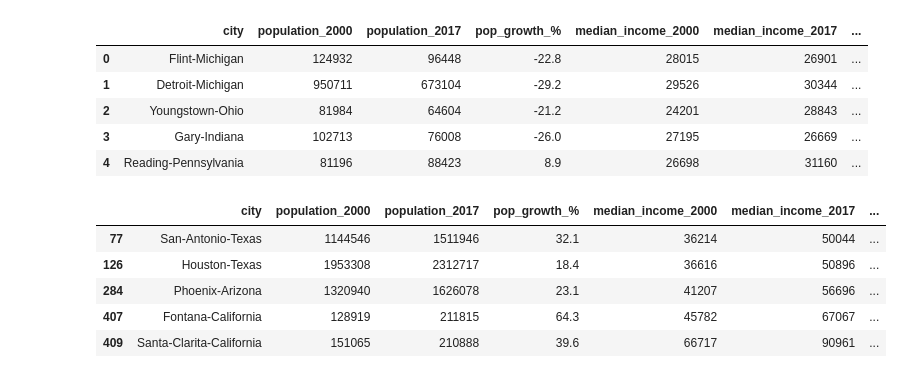
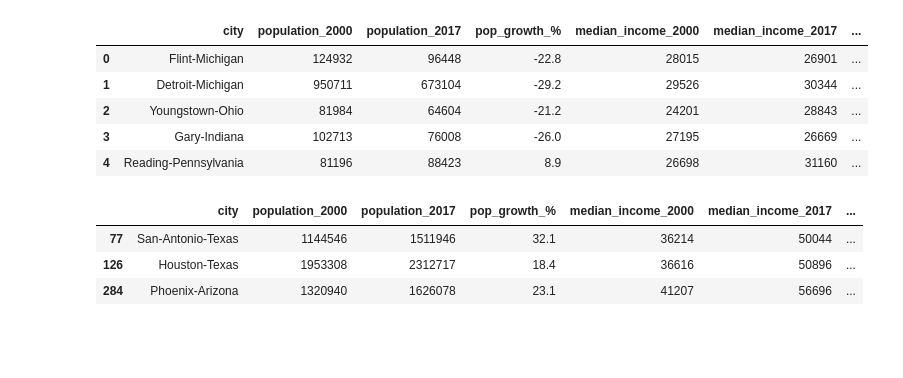
Before and after one commit to Zeriet/RESmartInvestAnalyzer, a Jupyter notebook: RE-Investmaent-Analysis.ipynb, the cells around one changed output. Saved outputs shown, nothing was run; the diff lists cells and outputs as text; code cells hidden in the pictures; blank space fills up the shorter version.

```diff
--- a/RE-Investmaent-Analysis.ipynb
+++ b/RE-Investmaent-Analysis.ipynb
@@ -59,30 +61,30 @@ df.head()
 # %%
 # applying the location factors
 popln_growth_filter = (((df['population_2017'] > 1000000) & (df['pop_growth_%'] > 15)) |
                        (df['population_2017'].between(250000, 1000000) & df['pop_growth_%'] > 21.25) |
                        ((df['population_2017'] < 250000) & (df['pop_growth_%'] > 30)))
 
 median_income_filter = df['income_growth_%'] > 31.5
 median_house_filter = df['median_house_growth_%'] > 42.5
 crime_level_filter = df['crime_index_2018'] < 500
 
 poverty_rate_filter = df['poverty_rate_%'] < 25
 
 
 
 df_filter = df.loc[popln_growth_filter & median_income_filter & median_house_filter & crime_level_filter, :]
 # df_filter = df.loc[median_income_filter & median_house_filter & crime_level_filter, :]
 
 #playing around
-pop_filter = df['population_2017'] > 200000
-df_filter = df_filter.loc[pop_filter,:]
+pop_filter = df['population_2017'] > 500000
+median_house_filter = df['median_house_2017'] < 300000
+
+df_filter = df_filter.loc[pop_filter & median_house_filter,:]
 
 df_filter.count()
 df_filter
 # %% [output]
 |  | city | population_2000 | population_2017 | pop_growth_% | median_income_2000 | median_income_2017 | ... |
 | 77 | San-Antonio-Texas | 1144546 | 1511946 | 32.1 | 36214 | 50044 | ... |
 | 126 | Houston-Texas | 1953308 | 2312717 | 18.4 | 36616 | 50896 | ... |
 | 284 | Phoenix-Arizona | 1320940 | 1626078 | 23.1 | 41207 | 56696 | ... |
-| 407 | Fontana-California | 128919 | 211815 | 64.3 | 45782 | 67067 | ... |
-| 409 | Santa-Clarita-California | 151065 | 210888 | 39.6 | 66717 | 90961 | ... |
```
Also changed, not shown: parts of 3 cells of this notebook, 1 other file.
